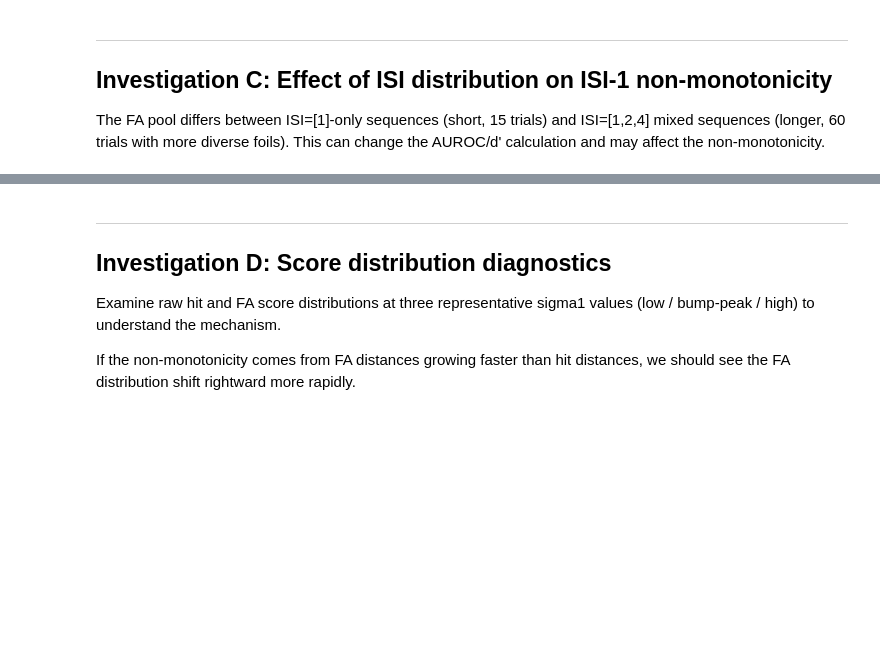
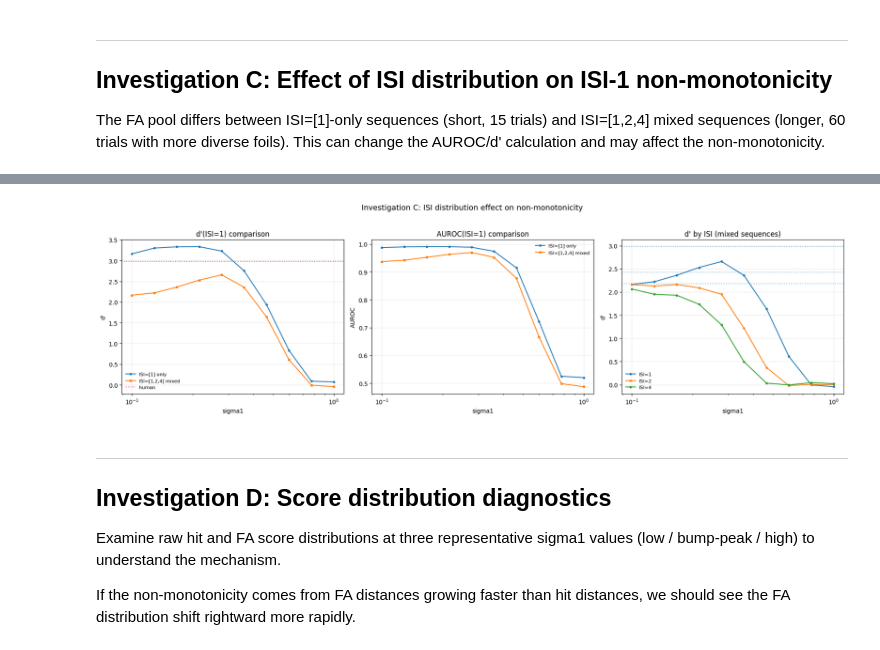
Before and after one commit to bjmedina/memory, a Jupyter notebook: notebooks/2026-02-27_three-stage-compact-isi1-verification.ipynb, the cells around one changed output, grey strips where cells are left out. Drawn from its saved outputs; the diff is of its cells as text; code cells hidden in the pictures; blank space fills up the shorter version.

```diff
--- a/notebooks/2026-02-27_three-stage-compact-isi1-verification.ipynb
+++ b/notebooks/2026-02-27_three-stage-compact-isi1-verification.ipynb
@@ -541,6 +572,6 @@ sweep_isi124 = run_sigma1_sweep(
     target_isis=[1, 2, 4], human_dprimes_by_isi=sigma1_human,
     noise_mode=noise_mode, metric=metric,
     X0=X, name_to_idx=name_to_idx,
-    n_mc=N_MC, seed=400_000,
+    n_mc=16, seed=400_000,
     desc="ISI=[1,2,4] sweep",
 )
@@ -549,7 +592,7 @@ sweep_isi124 = run_sigma1_sweep(
 fig, axes = plt.subplots(1, 3, figsize=(18, 5))
 
 # Reuse ISI=[1]-only results from Investigation A at sigma0=13.5
-results_isi1 = sweep_by_sigma0[13.5]
+results_isi1 = sweep_by_sigma0[6]
 s1_vals = np.array([r["sigma1"] for r in results_isi1])
 
 # Panel 1: d'(ISI=1) comparison
@@ -563,33 +606,35 @@ axes[0].legend(fontsize=8, frameon=False)
 
 # Panel 2: AUROC(ISI=1) comparison
 auc_isi1_only = [r["auroc_by_isi"].get(1, np.nan) for r in results_isi1]
 auc_isi1_mixed = [r["auroc_by_isi"].get(1, np.nan) for r in sweep_isi124]
 axes[1].plot(s1_vals, auc_isi1_only, "o-", ms=3, label="ISI=[1] only")
 axes[1].plot(s1_vals, auc_isi1_mixed, "s-", ms=3, label="ISI=[1,2,4] mixed")
 axes[1].set_title("AUROC(ISI=1) comparison")
 axes[1].legend(fontsize=8, frameon=False)
 
 # Panel 3: All ISIs from mixed sequences
 for isi_val in [1, 2, 4]:
     dp_vals = [r["dprime_by_isi"].get(isi_val, np.nan) for r in sweep_isi124]
     axes[2].plot(s1_vals, dp_vals, "o-", ms=3, label=f"ISI={isi_val}")
     if isi_val in sigma1_human:
         axes[2].axhline(sigma1_human[isi_val], ls=":", alpha=0.5)
 axes[2].set_title("d' by ISI (mixed sequences)")
 axes[2].legend(fontsize=8, frameon=False)
 
 for ax in axes:
     ax.set_xscale("log")
     ax.set_xlabel("sigma1")
     ax.grid(alpha=0.25)
 
 axes[0].set_ylabel("d'")
 axes[1].set_ylabel("AUROC")
 axes[2].set_ylabel("d'")
 
 fig.suptitle("Investigation C: ISI distribution effect on non-monotonicity", y=1.03, fontsize=13)
 fig.tight_layout()
 plt.show()
+# %% [output]
+[figure, added]
 # %% [markdown]
 ---
 ## Investigation D: Score distribution diagnostics
```
Also changed, not shown: parts of 10 cells of this notebook, 2 other files.
